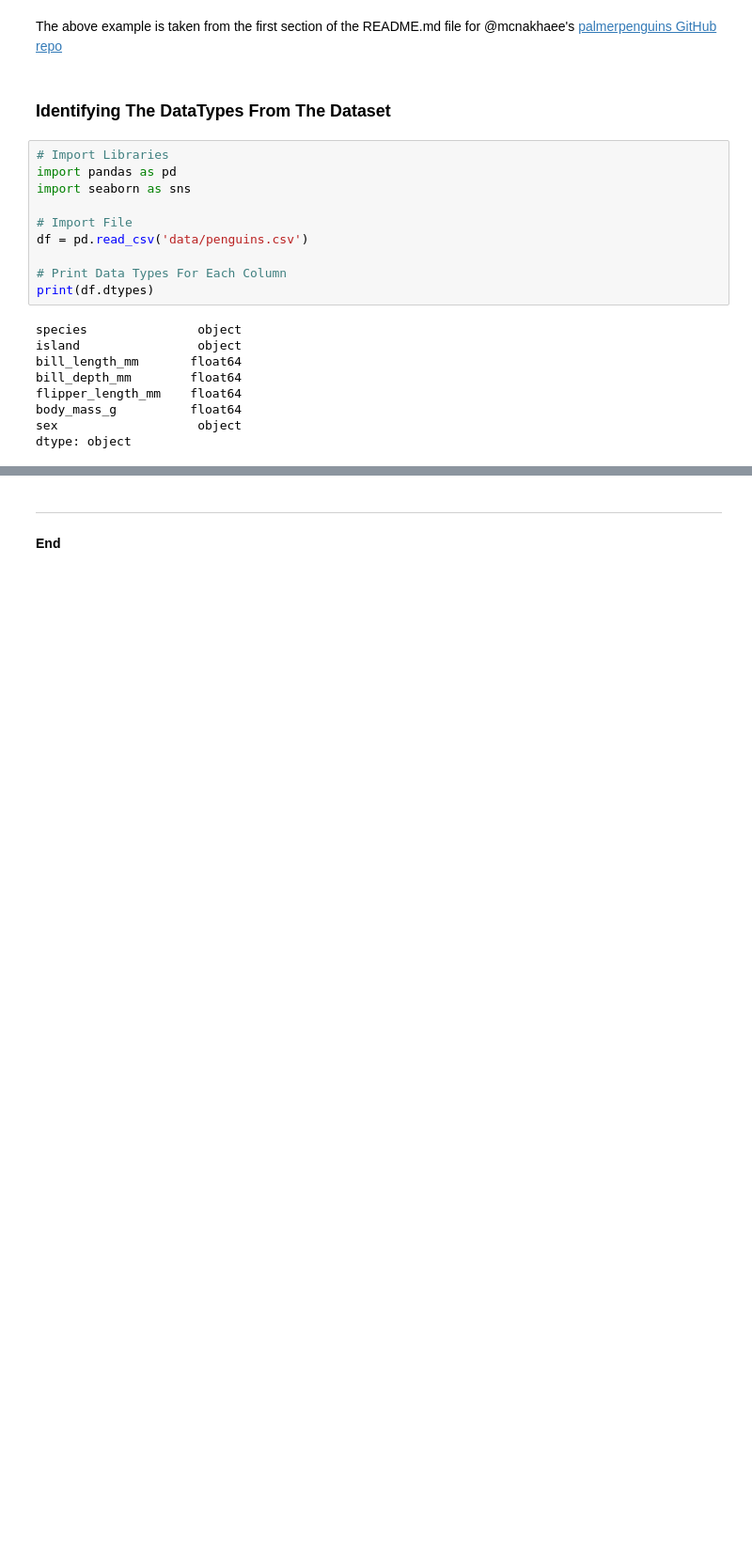
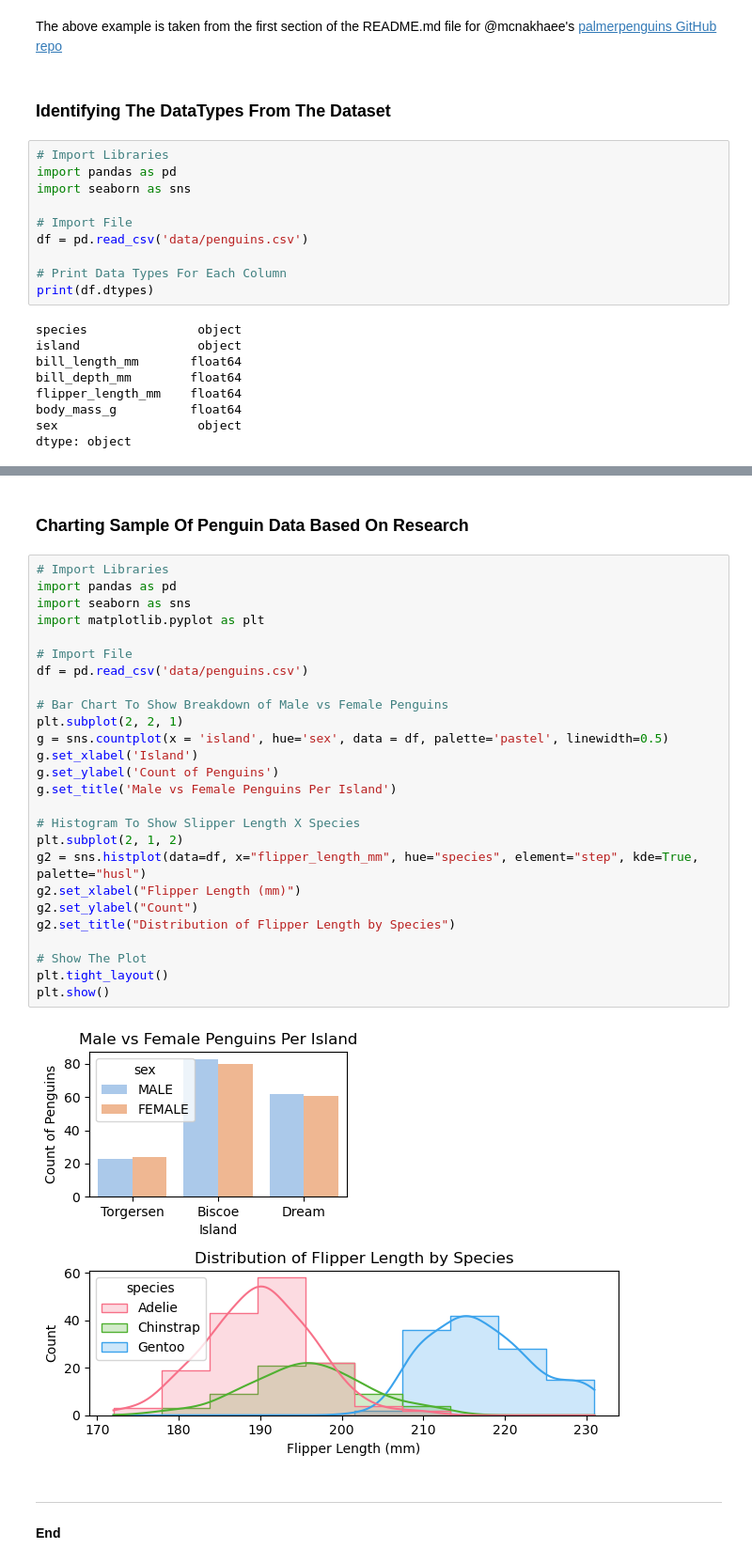
Before and after one commit to turps-pc90/fund_data, a Jupyter notebook: tasks.ipynb, the cells around one changed output, grey strips where cells are left out. Shown: that part at 94% size. Drawn from its saved outputs; the diff is of its cells as text; blank space fills up the shorter version.

Commit message:
Added examples of charts based on research

```diff
--- a/tasks.ipynb
+++ b/tasks.ipynb
@@ -152,3 +168,33 @@ dtype: object
+# %% [markdown]
+### Charting Sample Of Penguin Data Based On Research
+# %%
+# Import Libraries
+import pandas as pd
+import seaborn as sns
+import matplotlib.pyplot as plt
+
+# Import File
+df = pd.read_csv('data/penguins.csv')
+
+# Bar Chart To Show Breakdown of Male vs Female Penguins
+plt.subplot(2, 2, 1)
+g = sns.countplot(x = 'island', hue='sex', data = df, palette='pastel', linewidth=0.5)
+g.set_xlabel('Island')
+g.set_ylabel('Count of Penguins')
+g.set_title('Male vs Female Penguins Per Island')
+
+# Histogram To Show Slipper Length X Species
+plt.subplot(2, 1, 2)
+g2 = sns.histplot(data=df, x="flipper_length_mm", hue="species", element="step", kde=True, palette="husl")
+g2.set_xlabel("Flipper Length (mm)")
+g2.set_ylabel("Count")
+g2.set_title("Distribution of Flipper Length by Species")
+
+# Show The Plot
+plt.tight_layout()
+plt.show()
+# %% [output]
+[figure, added]
 # %% [markdown]
 ***
 **End**
```
Also changed, not shown: parts of 1 cell of this notebook.
